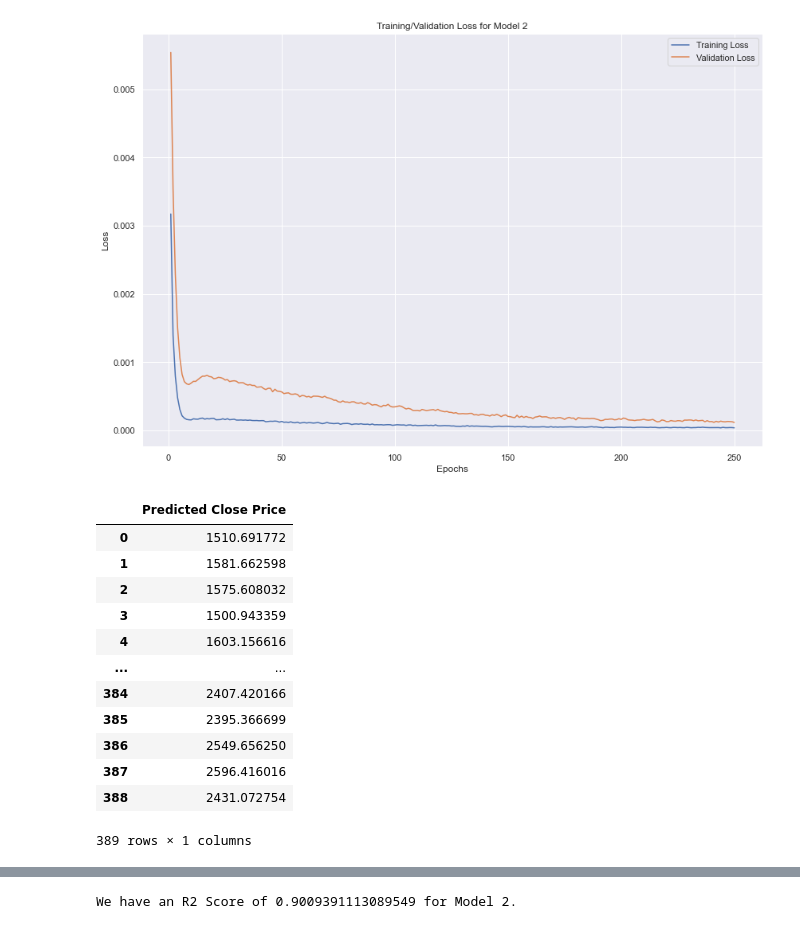
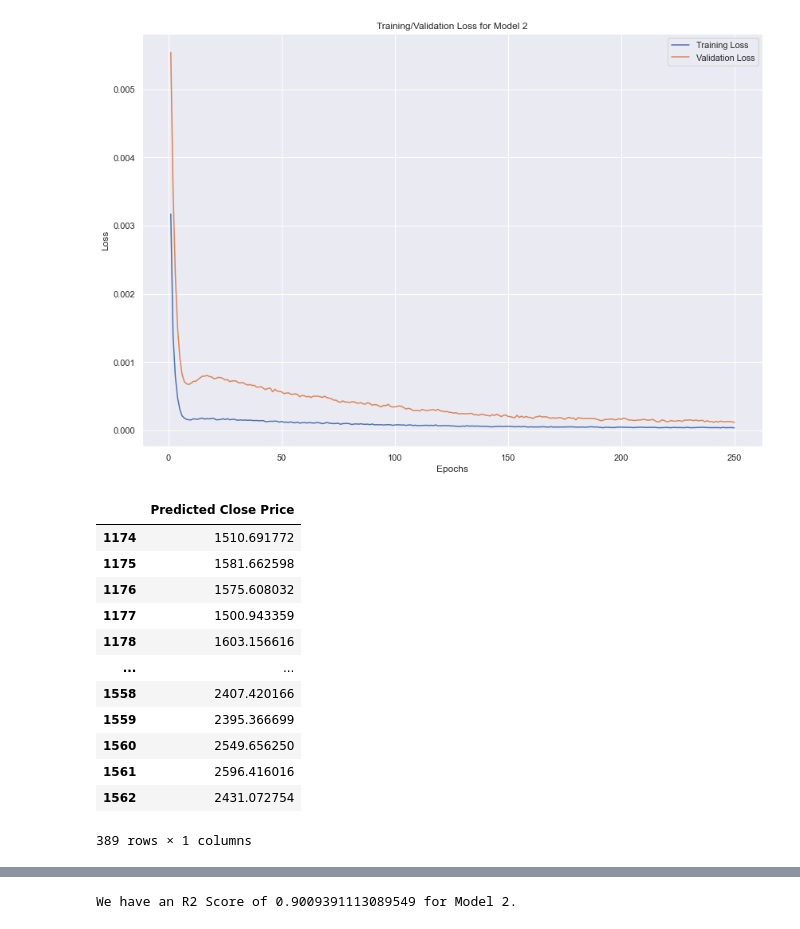
Before and after one commit to GitHubOfAndrew/Time-Series-Analysis-Cryptocurrencies, a Jupyter notebook: Cryptocurrency Forecasting.ipynb, the cells around one changed output, grey strips where cells are left out. Saved outputs shown, nothing was run; the diff lists cells and outputs as text; code cells hidden in the pictures.

```diff
--- a/Cryptocurrency Forecasting.ipynb
+++ b/Cryptocurrency Forecasting.ipynb
@@ -612,0 +614,8 @@ from sklearn.metrics import r2_score
+# %%
+li_history = []
+for arr in x_train:
+    li_history.append(arr[0][0])
+
+historical_df = pd.DataFrame(data = {'Historical Price': li_history})
+
+historical_df.shape
@@ -612,0 +624,2 @@ from sklearn.metrics import r2_score
+# %%
+historical_df = pd.DataFrame(min_max_scaler.inverse_transform(historical_df), columns=['Historical Price'])
@@ -612,0 +642,6 @@ from sklearn.metrics import r2_score
+# %%
+original_price = pd.DataFrame(min_max_scaler.inverse_transform(y_test), columns = ['Close Price'])
+
+original_price.index = range(historical_df.shape[0], historical_df.shape[0]+original_price.shape[0])
+
+original_price
@@ -754,24 +809,26 @@ axis_perf2.legend(loc=0)
 # %%
 # prediction for model 2
 
 predictions_2 = model2.predict(x_test)
 eth_predictions_2 = min_max_scaler.inverse_transform(predictions_2)
 predictions2_df = pd.DataFrame(eth_predictions_2, columns = ['Predicted Close Price'])
 
+predictions2_df.index = original_price.index
+
 predictions2_df
 # %% [output]
 |  | Predicted Close Price |
-| 0 | 1510.691772 |
-| 1 | 1581.662598 |
-| 2 | 1575.608032 |
-| 3 | 1500.943359 |
-| 4 | 1603.156616 |
+| 1174 | 1510.691772 |
+| 1175 | 1581.662598 |
+| 1176 | 1575.608032 |
+| 1177 | 1500.943359 |
+| 1178 | 1603.156616 |
 | ... | ... |
-| 384 | 2407.420166 |
-| 385 | 2395.366699 |
-| 386 | 2549.656250 |
-| 387 | 2596.416016 |
-| 388 | 2431.072754 |
+| 1558 | 2407.420166 |
+| 1559 | 2395.366699 |
+| 1560 | 2549.656250 |
+| 1561 | 2596.416016 |
+| 1562 | 2431.072754 |
 389 rows × 1 columns
 # %%
 # plot on seaborn
```
Also changed, not shown: parts of 23 cells of this notebook.
